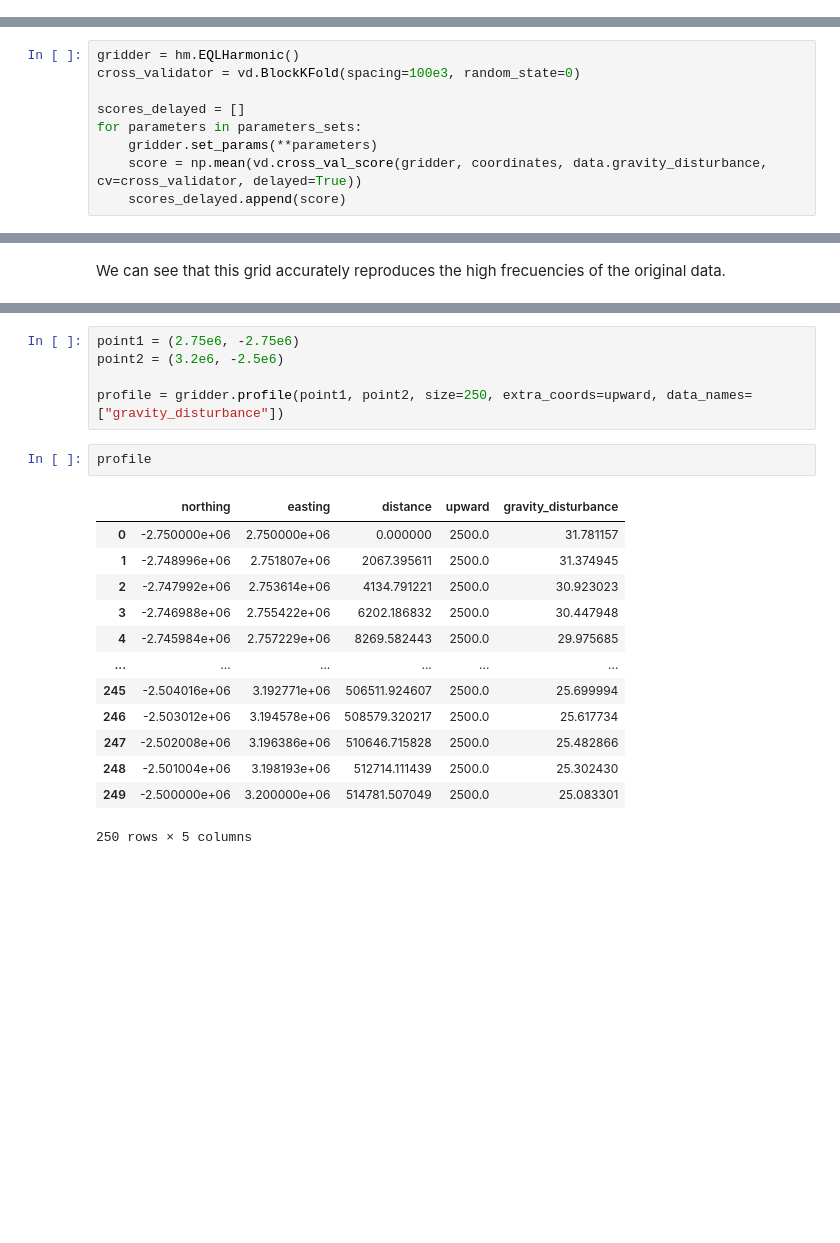
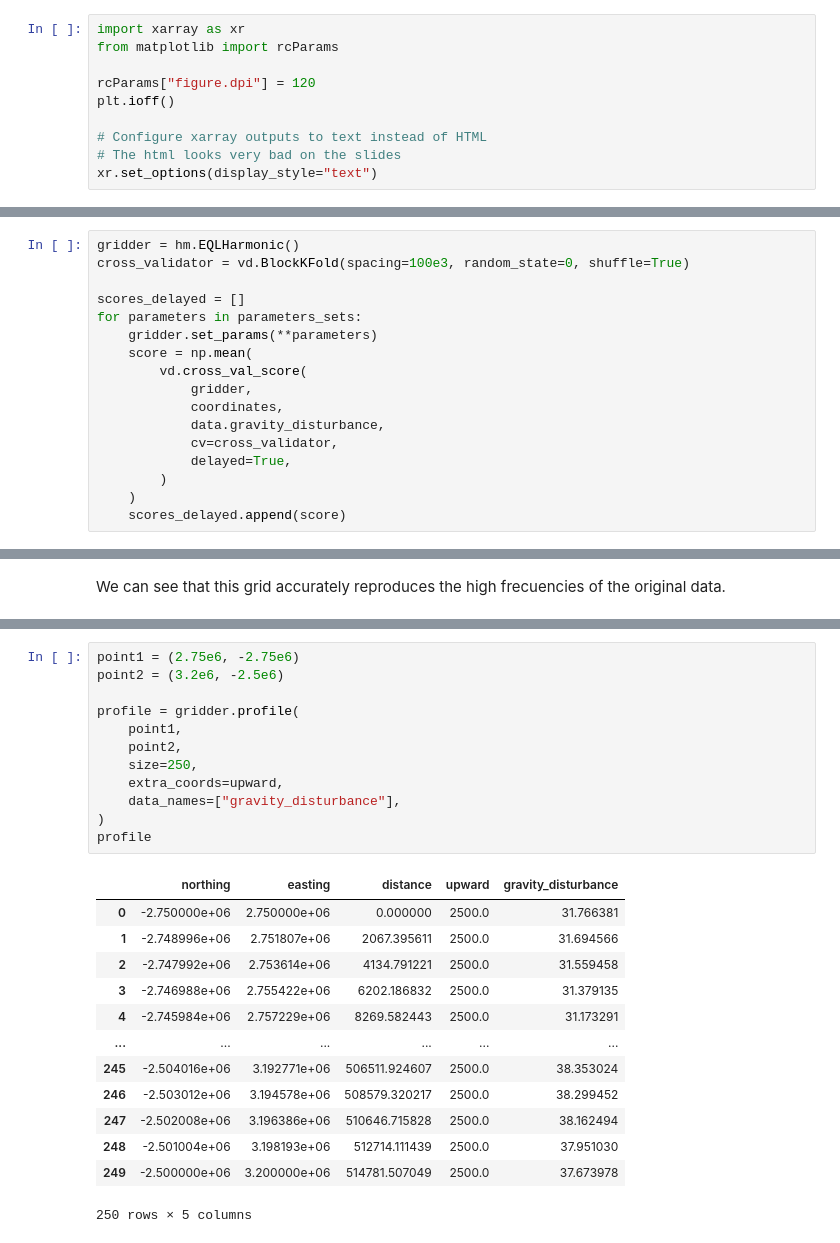
Before and after one commit to fatiando/transform2020-lightning, a Jupyter notebook: santisoler/gridding_with_harmonica.ipynb, the cells around one changed output, grey strips where cells are left out. Cells and saved outputs as stored; diff of their text form; blank space fills up the shorter version.

Commit message:
Edit nb to create RISE slides

```diff
--- a/santisoler/gridding_with_harmonica.ipynb
+++ b/santisoler/gridding_with_harmonica.ipynb
@@ -47,0 +49,10 @@ rcParams["figure.dpi"] = 120
+# %%
+import xarray as xr
+from matplotlib import rcParams
+
+rcParams["figure.dpi"] = 120
+plt.ioff()
+
+# Configure xarray outputs to text instead of HTML
+# The html looks very bad on the slides
+xr.set_options(display_style="text")
@@ -325,12 +357,20 @@ For each set of parameters we can apply cross-validation to score the gridder.
 We can use [Dask](https://dask.org/) to distrubute the computation, run it in parallel and make it faster.
 # %%
 gridder = hm.EQLHarmonic()
-cross_validator = vd.BlockKFold(spacing=100e3, random_state=0)
+cross_validator = vd.BlockKFold(spacing=100e3, random_state=0, shuffle=True)
 
 scores_delayed = []
 for parameters in parameters_sets:
     gridder.set_params(**parameters)
-    score = np.mean(vd.cross_val_score(gridder, coordinates, data.gravity_disturbance, cv=cross_validator, delayed=True))
+    score = np.mean(
+        vd.cross_val_score(
+            gridder,
+            coordinates,
+            data.gravity_disturbance,
+            cv=cross_validator,
+            delayed=True,
+        )
+    )
     scores_delayed.append(score)
 # %% [markdown]
 No computation have been carried out yet, we need to tell dask to actually compute the tasks we planed. This tasks can be computationally demanding and may require too much RAM if the data has too many points. For a few thousand points, you can run it on your laptop.
@@ -402,22 +449,27 @@ So, instead of interpolating the grid on profile points, we can actually use the
 # %%
 point1 = (2.75e6, -2.75e6)
 point2 = (3.2e6, -2.5e6)
 
-profile = gridder.profile(point1, point2, size=250, extra_coords=upward, data_names=["gravity_disturbance"])
+profile = gridder.profile(
+    point1,
+    point2,
+    size=250,
+    extra_coords=upward,
+    data_names=["gravity_disturbance"],
+)
+profile
+# %% [output]
+|  | northing | easting | distance | upward | gravity_disturbance |
+| 0 | -2.750000e+06 | 2.750000e+06 | 0.000000 | 2500.0 | 31.766381 |
+| 1 | -2.748996e+06 | 2.751807e+06 | 2067.395611 | 2500.0 | 31.694566 |
+| 2 | -2.747992e+06 | 2.753614e+06 | 4134.791221 | 2500.0 | 31.559458 |
+| 3 | -2.746988e+06 | 2.755422e+06 | 6202.186832 | 2500.0 | 31.379135 |
+| 4 | -2.745984e+06 | 2.757229e+06 | 8269.582443 | 2500.0 | 31.173291 |
+| ... | ... | ... | ... | ... | ... |
+| 245 | -2.504016e+06 | 3.192771e+06 | 506511.924607 | 2500.0 | 38.353024 |
+| 246 | -2.503012e+06 | 3.194578e+06 | 508579.320217 | 2500.0 | 38.299452 |
+| 247 | -2.502008e+06 | 3.196386e+06 | 510646.715828 | 2500.0 | 38.162494 |
+| 248 | -2.501004e+06 | 3.198193e+06 | 512714.111439 | 2500.0 | 37.951030 |
+| 249 | -2.500000e+06 | 3.200000e+06 | 514781.507049 | 2500.0 | 37.673978 |
+250 rows × 5 columns
-# %%
-profile
-# %% [output]
-|  | northing | easting | distance | upward | gravity_disturbance |
-| 0 | -2.750000e+06 | 2.750000e+06 | 0.000000 | 2500.0 | 31.781157 |
-| 1 | -2.748996e+06 | 2.751807e+06 | 2067.395611 | 2500.0 | 31.374945 |
-| 2 | -2.747992e+06 | 2.753614e+06 | 4134.791221 | 2500.0 | 30.923023 |
-| 3 | -2.746988e+06 | 2.755422e+06 | 6202.186832 | 2500.0 | 30.447948 |
-| 4 | -2.745984e+06 | 2.757229e+06 | 8269.582443 | 2500.0 | 29.975685 |
-| ... | ... | ... | ... | ... | ... |
-| 245 | -2.504016e+06 | 3.192771e+06 | 506511.924607 | 2500.0 | 25.699994 |
-| 246 | -2.503012e+06 | 3.194578e+06 | 508579.320217 | 2500.0 | 25.617734 |
-| 247 | -2.502008e+06 | 3.196386e+06 | 510646.715828 | 2500.0 | 25.482866 |
-| 248 | -2.501004e+06 | 3.198193e+06 | 512714.111439 | 2500.0 | 25.302430 |
-| 249 | -2.500000e+06 | 3.200000e+06 | 514781.507049 | 2500.0 | 25.083301 |
-250 rows × 5 columns
 # %%
```
Also changed, not shown: parts of 60 cells of this notebook.
